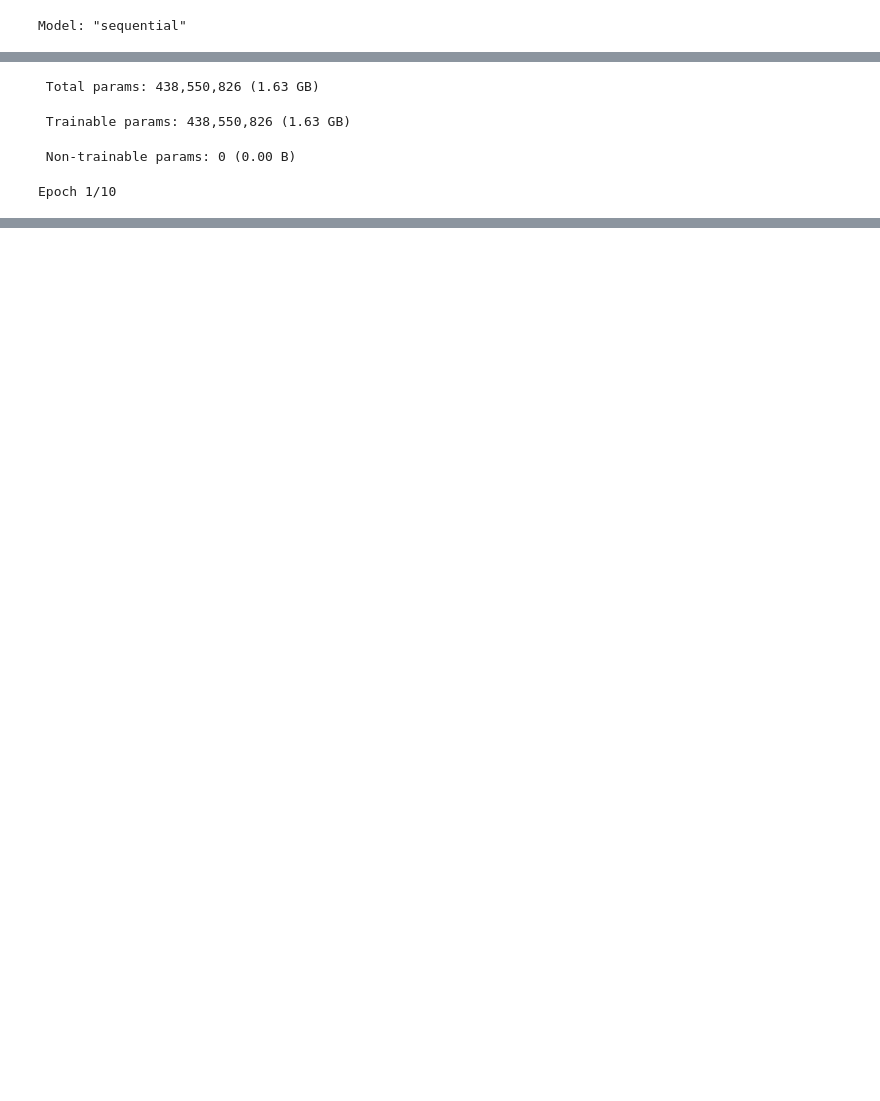
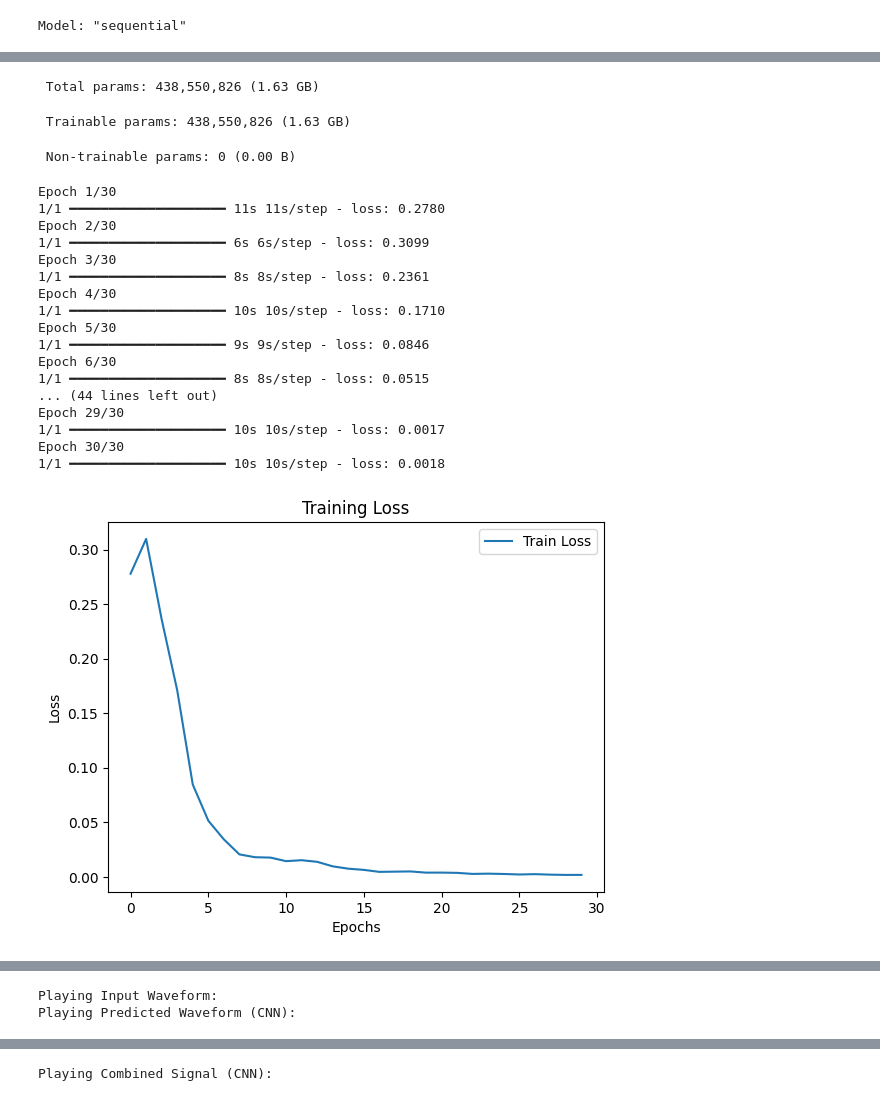
Before and after one commit to HernanDL/Noise-Cancellation-Using-ML, a Jupyter notebook: Simple_CNN_(Test).ipynb, the cells around one changed output, grey strips where cells are left out. Cells and saved outputs as stored; diff of their text form; code cells hidden in the pictures; blank space fills up the shorter version.

```diff
--- a/Simple_CNN_(Test).ipynb
+++ b/Simple_CNN_(Test).ipynb
@@ -35,9 +34,6 @@ input_waveform len: 201450
 Sampling Rate: 44.10 kHz
 Duration: 4.57 seconds
 # %%
-K.clear_session()
-torch.cuda.empty_cache()
-
 # Step 3: Preprocess the Data
 def preprocess_waveform(waveform):
     return waveform / np.max(np.abs(waveform))
@@ -69,7 +65,7 @@ target_waveform = -X_cnn
 early_stopping = EarlyStopping(monitor='loss', patience=3, verbose=1)
 
 # Train model (using a small number of epochs for demonstration)
-history = cnn_model.fit(X_cnn, target_waveform, epochs=10, batch_size=1, callbacks=[early_stopping], verbose=1)
+history = cnn_model.fit(X_cnn, target_waveform, epochs=30, batch_size=1, callbacks=[early_stopping], verbose=1)
 
 # Visualize Training Loss
 plt.plot(history.history['loss'], label='Train Loss')
@@ -82,14 +78,14 @@ plt.show()
 # Predict the output waveform using CNN
 predicted_waveform_cnn = cnn_model.predict(X_cnn).flatten()
 
-# apply filter to remove residual noise
 # Function to apply Gaussian Filter with Linear Phase (Forward-Backward Filtering)
 def gaussian_filter_linear_phase(signal, window_size, sigma):
     gauss_kernel = np.exp(-(np.linspace(-2.5, 2.5, window_size))**2 / (2 * sigma**2))
     gauss_kernel /= np.sum(gauss_kernel)
     return filtfilt(gauss_kernel, 1, signal)
 
-# Assuming `predicted_signal` is your noisy signal
+# apply filter to remove residual noise
+# if predictions are near perfect, this may be avoided
 predicted_waveform_cnn = gaussian_filter_linear_phase(predicted_waveform_cnn, window_size=15, sigma=1.5)
 
 
@@ -124,31 +120,48 @@ plt.show()
 print("Playing Input Waveform:")
 ipd.display(ipd.Audio(input_waveform, rate=sr))
 
 print("Playing Predicted Waveform (CNN):")
 ipd.display(ipd.Audio(predicted_waveform_cnn, rate=sr))
 
 print("Playing Combined Signal (CNN):")
 ipd.display(ipd.Audio(combined_waveform_cnn, rate=sr))
 # %% [output]
 Model: "sequential"
 ┏━━━━━━━━━━━━━━━━━━━━━━━━━━━━━━━━━━━━━━┳━━━━━━━━━━━━━━━━━━━━━━━━━━━━━┳━━━━━━━━━━━━━━━━━┓
 ┃ Layer (type)                         ┃ Output Shape                ┃         Param # ┃
 ┡━━━━━━━━━━━━━━━━━━━━━━━━━━━━━━━━━━━━━━╇━━━━━━━━━━━━━━━━━━━━━━━━━━━━━╇━━━━━━━━━━━━━━━━━┩
 │ conv1d (Conv1D)                      │ (None, 201448, 32)          │             128 │
 ├──────────────────────────────────────┼─────────────────────────────┼─────────────────┤
 │ max_pooling1d (MaxPooling1D)         │ (None, 100724, 32)          │               0 │
 ├──────────────────────────────────────┼─────────────────────────────┼─────────────────┤
 │ conv1d_1 (Conv1D)                    │ (None, 100722, 64)          │           6,208 │
 ├──────────────────────────────────────┼─────────────────────────────┼─────────────────┤
 │ max_pooling1d_1 (MaxPooling1D)       │ (None, 50361, 64)           │               0 │
 ├──────────────────────────────────────┼─────────────────────────────┼─────────────────┤
 │ flatten (Flatten)                    │ (None, 3223104)             │               0 │
 ├──────────────────────────────────────┼─────────────────────────────┼─────────────────┤
 │ dense (Dense)                        │ (None, 128)                 │     412,557,440 │
 ├──────────────────────────────────────┼─────────────────────────────┼─────────────────┤
 │ dense_1 (Dense)                      │ (None, 201450)              │      25,987,050 │
 └──────────────────────────────────────┴─────────────────────────────┴─────────────────┘
  Total params: 438,550,826 (1.63 GB)
  Trainable params: 438,550,826 (1.63 GB)
  Non-trainable params: 0 (0.00 B)
-Epoch 1/10
+Epoch 1/30
+1/1 ━━━━━━━━━━━━━━━━━━━━ 11s 11s/step - loss: 0.2780
+Epoch 2/30
+1/1 ━━━━━━━━━━━━━━━━━━━━ 6s 6s/step - loss: 0.3099
+Epoch 3/30
+1/1 ━━━━━━━━━━━━━━━━━━━━ 8s 8s/step - loss: 0.2361
+Epoch 4/30
+1/1 ━━━━━━━━━━━━━━━━━━━━ 10s 10s/step - loss: 0.1710
+Epoch 5/30
+1/1 ━━━━━━━━━━━━━━━━━━━━ 9s 9s/step - loss: 0.0846
+Epoch 6/30
+1/1 ━━━━━━━━━━━━━━━━━━━━ 8s 8s/step - loss: 0.0515
+... (44 lines left out)
+Epoch 29/30
+1/1 ━━━━━━━━━━━━━━━━━━━━ 10s 10s/step - loss: 0.0017
+Epoch 30/30
+1/1 ━━━━━━━━━━━━━━━━━━━━ 10s 10s/step - loss: 0.0018
+[figure, added]
@@ -154,0 +171,2 @@ Epoch 1/10
+Playing Input Waveform:
+Playing Predicted Waveform (CNN):
@@ -154,0 +174 @@ Epoch 1/10
+Playing Combined Signal (CNN):
```
Also changed, not shown: parts of 2 cells of this notebook.
